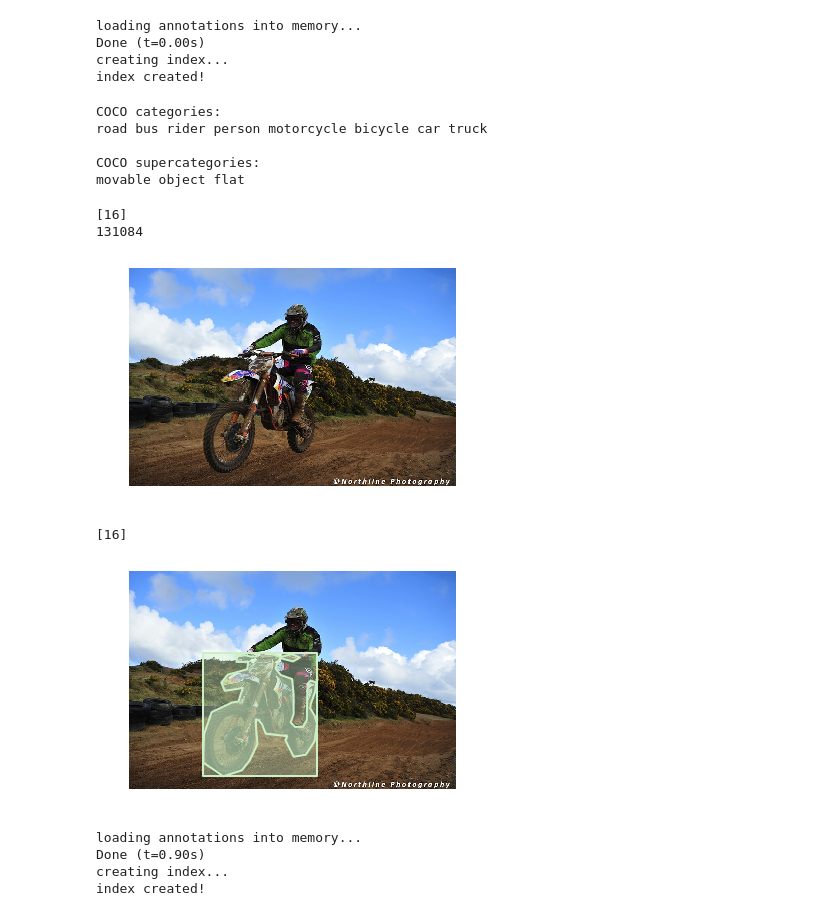
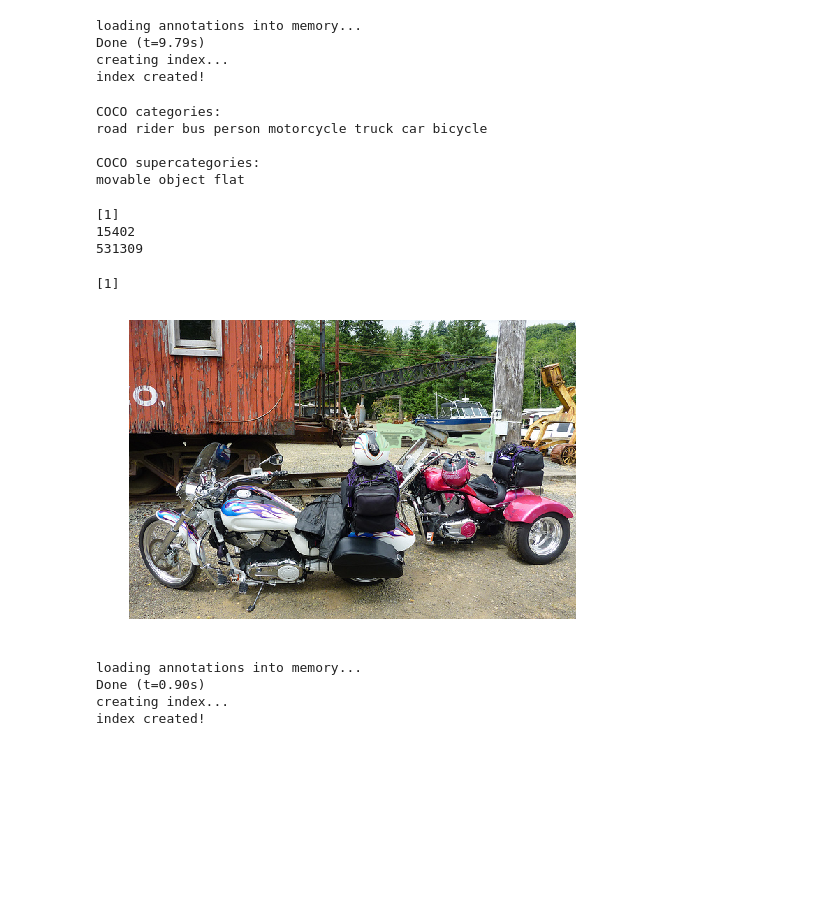
Before and after one commit to pesong/gaussian_data_api, a Jupyter notebook: convert_to_gaussian/coco/coco2gaussian/coco_to_gaussian_demo.ipynb, the cells around one changed output. Saved outputs shown, nothing was run; the diff lists cells and outputs as text; code cells hidden in the pictures; blank space fills up the shorter version.

Commit message:
finsh merge coco

```diff
--- a/convert_to_gaussian/coco/coco2gaussian/coco_to_gaussian_demo.ipynb
+++ b/convert_to_gaussian/coco/coco2gaussian/coco_to_gaussian_demo.ipynb
@@ -10,13 +10,13 @@ pylab.rcParams['figure.figsize'] = (8.0, 10.0)
 # dataDir='/dl/data/coco'
 # dataType='val2017'
 # annFile='{}/annotations/instances_{}.json'.format(dataDir,dataType)
-annFile='/media/pesong/e/dl_gaussian/model/gaussian_dataset_api/convert_to_gaussian/coco/coco2gaussian/instances_train2017.json'
+annFile='/media/pesong/e/dl_gaussian/model/gaussian_dataset_api/convert_to_gaussian/coco/instances_train2017.json'
 
 # initialize COCO api for instance annotations
 coco=COCO(annFile)
 # %% [output]
 loading annotations into memory...
-Done (t=0.00s)
+Done (t=9.79s)
 creating index...
 index created!
 # %%
@@ -29,17 +29,18 @@ nms = set([cat['supercategory'] for cat in cats])
 print('COCO supercategories: \n{}'.format(' '.join(nms)))
 # %% [output]
 COCO categories:
-road bus rider person motorcycle bicycle car truck
+road rider bus person motorcycle truck car bicycle
 
 COCO supercategories:
 movable object flat
 # %%
 # get all images containing given categories, select one at random
-catIds = coco.getCatIds(catNms=['motorcycle'])
+catIds = coco.getCatIds(catNms=['road'])
 print(catIds)
 imgIds = coco.getImgIds(catIds=catIds)
 # imgIds = coco.getImgIds(imgIds = [299553])
 img = coco.loadImgs(imgIds[np.random.randint(0,len(imgIds))])[0]
+print(len(imgIds))
 print(str(img['id']))
 
 # load and display image
@@ -50,21 +51,21 @@ plt.axis('off')
 plt.imshow(I)
 plt.show()
 # %% [output]
-[16]
-131084
+[1]
+15402
+531309
-[figure, removed]
 # %%
 # load and display instance annotations
 plt.imshow(I); plt.axis('off')
 annIds = coco.getAnnIds(imgIds=img['id'],catIds=catIds)
 anns = coco.loadAnns(annIds)
 print([ann['category_id'] for ann in anns])
 # print([ann['bbox'] for ann in anns ])
 
-coco.showAnns(anns, True)
+coco.showAnns(anns)
 # %% [output]
-[16]
+[1]
-[figure, old version]
+[figure, new version]
 # %%
 # initialize COCO api for person keypoints annotations
 annFile = '{}/annotations/person_keypoints_{}.json'.format(dataDir,dataType)
```
Also changed, not shown: 6 other files.
